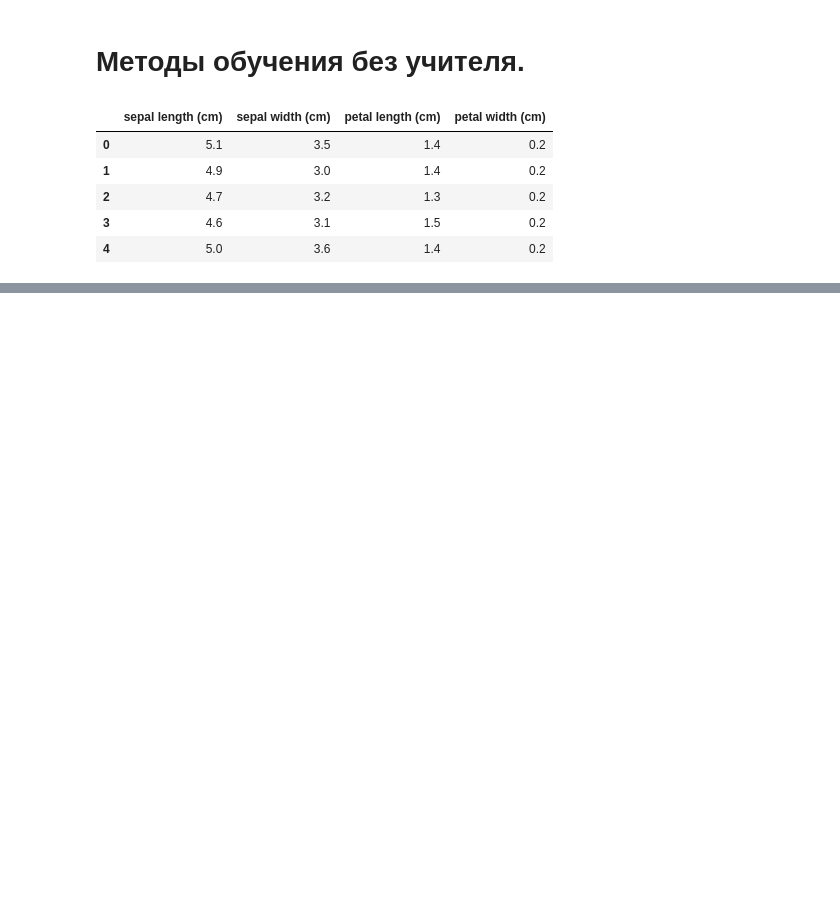
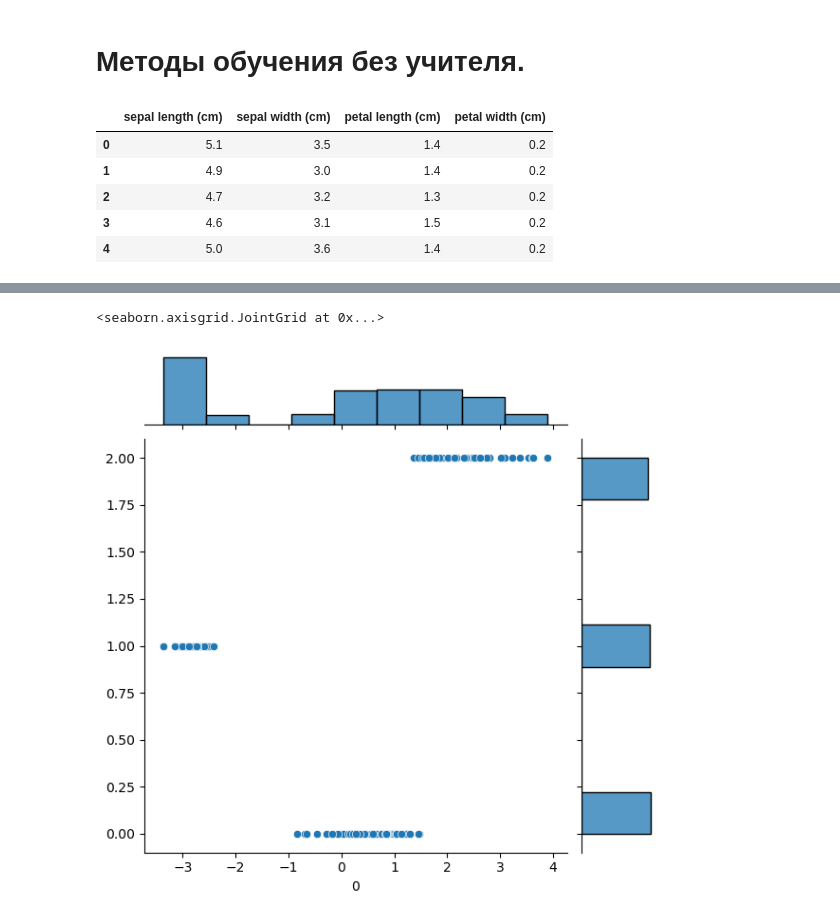
Before and after one commit to KZLZG/TML, a Jupyter notebook: Lab6/lab6.ipynb, the cells around one changed output, grey strips where cells are left out. Cells and saved outputs as stored; diff of their text form; code cells hidden in the pictures; blank space fills up the shorter version.

```diff
--- a/Lab6/lab6.ipynb
+++ b/Lab6/lab6.ipynb
@@ -170,0 +208,4 @@ run_plot(D3)
+# %%
+%time result_KMeans_5 = do_clustering(D2, KMeans(n_clusters=3))
+sns.jointplot(x=D2[0], y=np.array(result_KMeans_5)[0], data=df)
+# %% [output]
@@ -170,0 +213,2 @@ run_plot(D3)
+<seaborn.axisgrid.JointGrid at 0x...>
+[figure, added]
```
Also changed, not shown: parts of 23 cells of this notebook.
